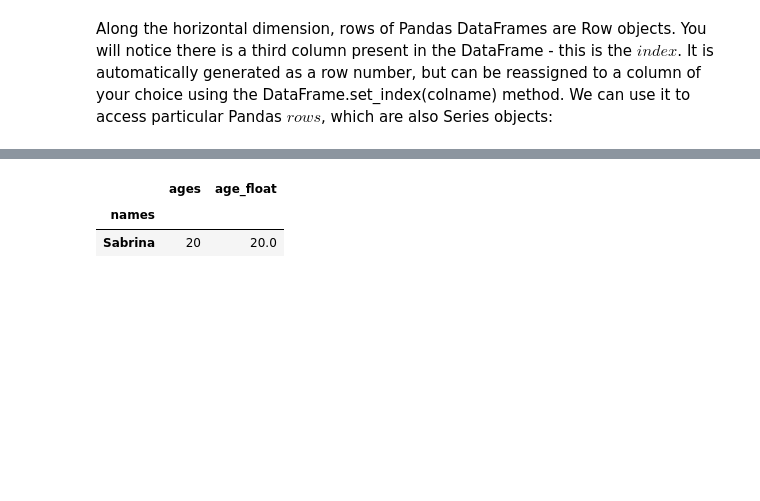
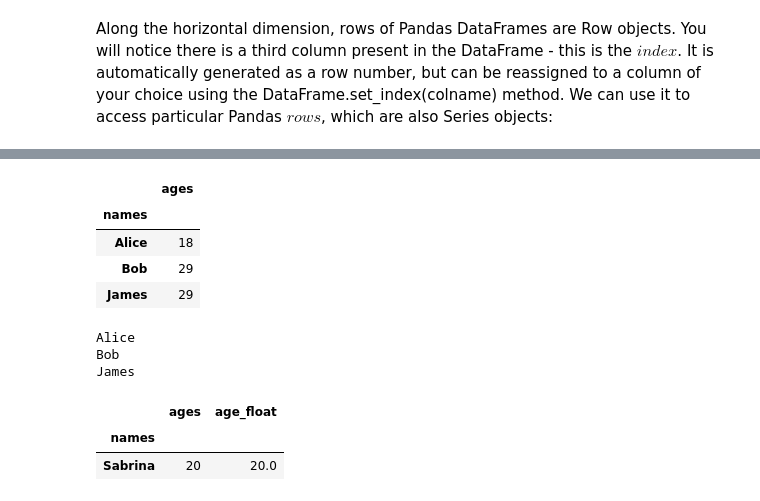
Before and after one commit to nargis-akhter/CodingTempleBootcamp, a Jupyter notebook: week 3/python day 4/alex's notebook.ipynb, the cells around one changed output, grey strips where cells are left out. Cells and saved outputs as stored; diff of their text form; code cells hidden in the pictures; blank space fills up the shorter version.

```diff
--- a/week 3/python day 4/alex's notebook.ipynb
+++ b/week 3/python day 4/alex's notebook.ipynb
@@ -241,3 +305,19 @@ display(data.loc[0:3].set_index('names'))
+# %%
+df = data.loc[[0,1,2]][['names', 'ages']].set_index('names')
+df
+# %% [output]
+|  | ages |
+| names |  |
+| Alice | 18 |
+| Bob | 29 |
+| James | 29 |
+# %%
+for val in df.index:
+    print(val)
+# %% [output]
+Alice
+Bob
+James
 # %%
 df = data.set_index('names')
 df[df.index == 'Sabrina']
```
Also changed, not shown: parts of 11 cells of this notebook, 41 other files.
